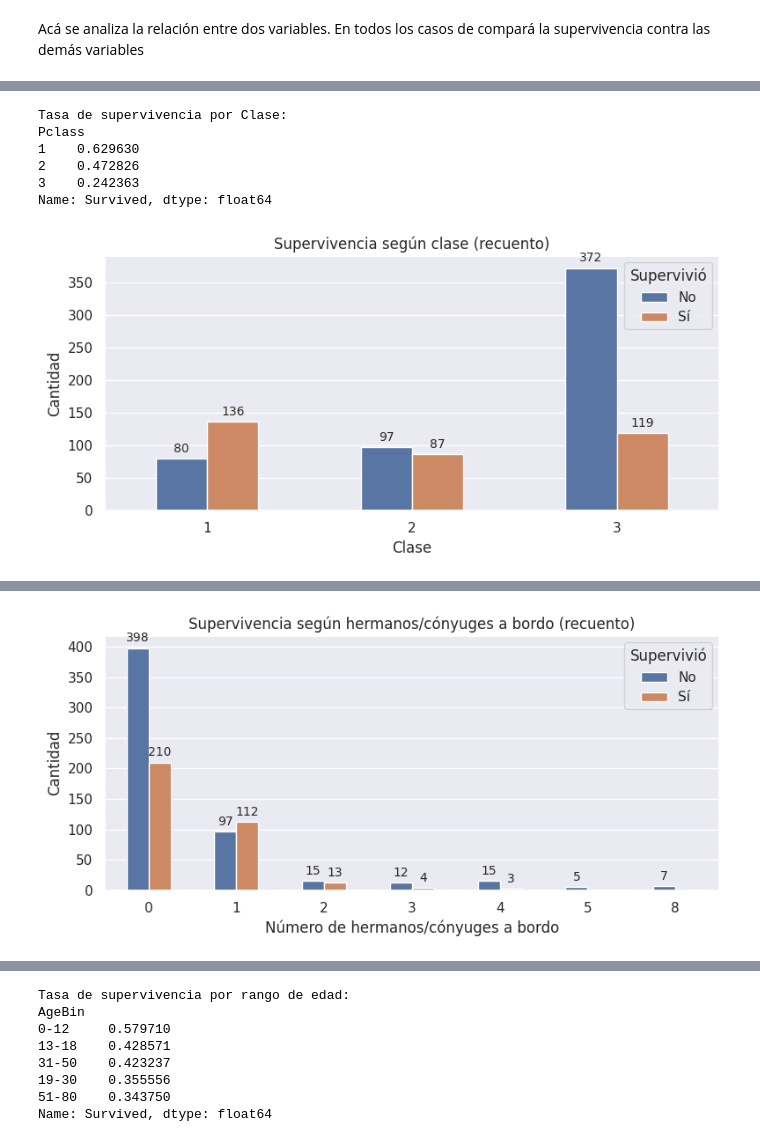
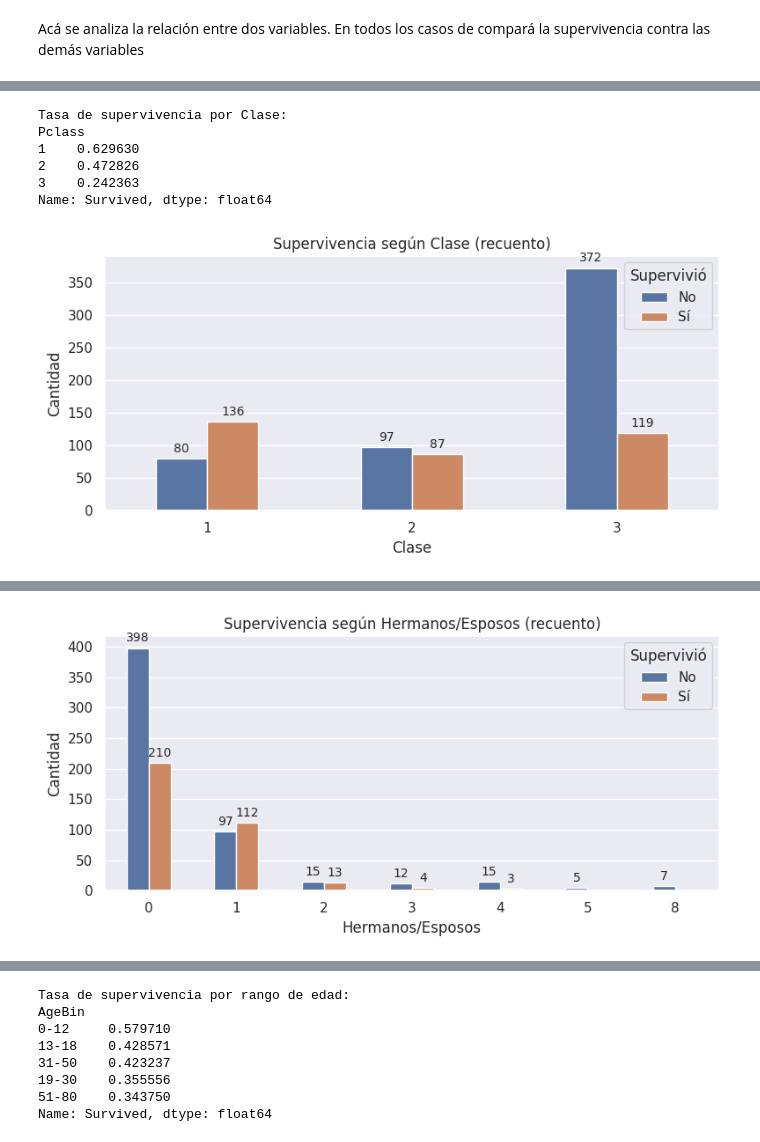
Before and after one commit to rhorbe/dss-titanic, a Jupyter notebook: data/1. eda.ipynb, the cells around one changed output, grey strips where cells are left out. Saved outputs shown, nothing was run; the diff lists cells and outputs as text; code cells hidden in the pictures.

```diff
--- a/data/1. eda.ipynb
+++ b/data/1. eda.ipynb
@@ -57,8 +57,10 @@ def translate(col):
         "Embarked": "Embarque",
         "FamilySize": "Tamaño Familia",
         "IsAlone": "Viaja Solo",
+        "Embarked_P": "Embarque P",
         "Embarked_Q": "Embarque Q",
         "Embarked_S": "Embarque S",
+        "Pclass_1": "Clase 1",
         "Pclass_2": "Clase 2",
         "Pclass_3": "Clase 3",
     }.get(col, col)
@@ -508,66 +510,38 @@ Se observa que fallecieron 549 pasajeros, lo que represente el 61.62% y sobreviv
 # %% [markdown]
 Acá se analiza la relación entre dos variables. En todos los casos de compará la supervivencia contra las demás variables
 # %%
-# 1) Supervivencia según sexo
-
-print("\nTasa de supervivencia por", translate("Sex"), ":")
-print(survival_rate_by("Sex"), "\n")
+# Arreglo con las columnas a evaluar y el tamaño de figura deseado
+COLUMNS_TO_ANALYZE = [
+    ("Sex",     (6, 4)),
+    ("Pclass",  (8, 4)),
+    ("Embarked",(8, 4)),
+    ("SibSp",   (8, 4)),
+    ("Parch",   (8, 4)),
+]
 
 
-plot_survival_count(
-    data=df,
-    x_column="Sex",
-    figsize=(6, 4),
-    x_label="Sexo",
-    title="Supervivencia según sexo (recuento)"
-)
+def analyze_survival_by_columns(df, columns_with_figsize):
+    """
+    Imprime la tasa de supervivencia y grafica el recuento
+    para cada columna categórica indicada.
+    """
+    for col_name, figsize in columns_with_figsize:
+        col_label = translate(col_name)
 
-# 2) Supervivencia según clase
-print("Tasa de supervivencia por Clase:")
-print(survival_rate_by("Pclass"), "\n")
+        # 1) Texto en consola
+        print(f"\nTasa de supervivencia por {col_label}:")
+        print(survival_rate_by(col_name), "\n")
 
-plot_survival_count(
-    data=df,
-    x_column="Pclass",
-    figsize=(8, 4),
-    x_label="Clase",
-    title="Supervivencia según clase (recuento)"
-)
+        # 2) Gráfico de barras
+        plot_survival_count(
+            data=df,
+            x_column=col_name,
+            figsize=figsize,
+            x_label=col_label,
+            title=f"Supervivencia según {col_label} (recuento)"
+        )
 
 
-# 3) Supervivencia según puerto de embarque
-print("Tasa de supervivencia por puerto de embarque:")
-print(survival_rate_by("Pclass"), "\n")
-
-plot_survival_count(
-    data=df,
-    x_column="Embarked",
-    figsize=(8, 4),
-    x_label="Embarque",
-    title="Supervivencia según Puerto de Embarque (recuento)"
-)
-
-# 4) Supervivencia según número de hermanos/cónyuges a bordo
-print("Tasa de supervivencia por número de Hermanos/cónyuges a bordo:")
-print(survival_rate_by("SibSp"), "\n")
-
-plot_survival_count(
-    data=df,
-    x_column="SibSp",
-    figsize=(8, 4),
-    x_label="Número de hermanos/cónyuges a bordo",
-    title="Supervivencia según hermanos/cónyuges a bordo (recuento)"
-)
-
-# 5) Supervivencia según número de padres/hijos a bordo
-print("Tasa de supervivencia por número de padres/hijos a bordo:")
-print(survival_rate_by("Parch") , "\n")
-
-plot_survival_count(
-    data=df,
-    x_column="Parch",
-    figsize=(8, 4),
-    x_label="Número de padres/hijos a bordo",
-    title="Supervivencia según padres/hijos a bordo (recuento)"
-)
+# Llamada única desde tu notebook/script
+analyze_survival_by_columns(df, COLUMNS_TO_ANALYZE)
 # %% [output]
@@ -595,10 +569,10 @@ Tasa de supervivencia por número de Hermanos/cónyuges a bordo:
 SibSp
 1    0.535885
 2    0.464286
 0    0.345395
 3    0.250000
 4    0.166667
 5    0.000000
 8    0.000000
 Name: Survived, dtype: float64
-[figure, old version]
+[figure, new version]
```
Also changed, not shown: parts of 10 cells of this notebook.
